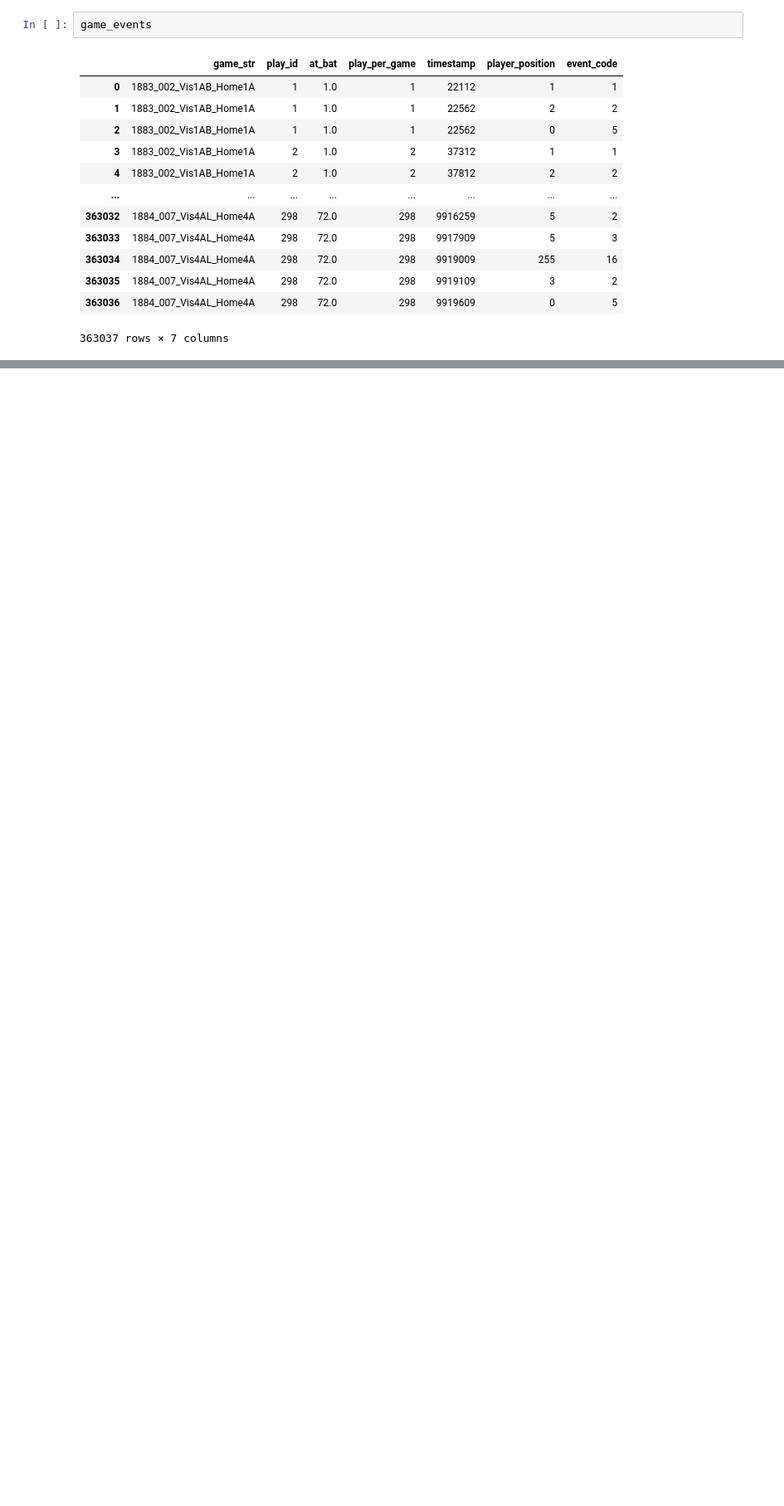
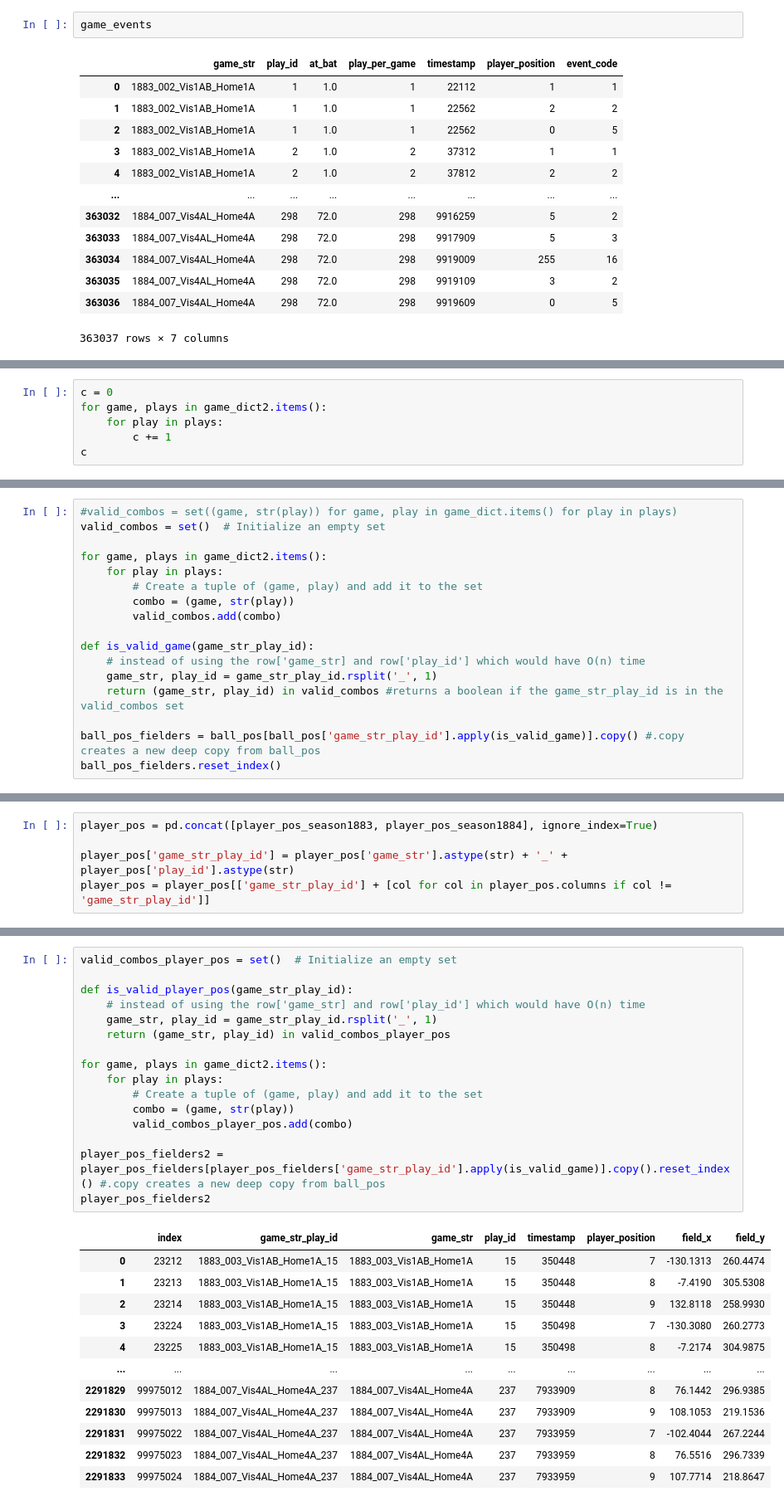
Before and after one commit to victorhauvi/SMT2024, a Jupyter notebook: 2024_SMT_Data_Challenge/SMT.ipynb, the cells around one changed output, grey strips where cells are left out. Shown at 83% size. Cells and saved outputs as stored; diff of their text form; blank space fills up the shorter version.

```diff
--- a/2024_SMT_Data_Challenge/SMT.ipynb
+++ b/2024_SMT_Data_Challenge/SMT.ipynb
@@ -691,0 +753,6 @@ ball_pos
+# %%
+c = 0
+for game, plays in game_dict2.items():
+    for play in plays:
+        c += 1
+c
@@ -691,0 +761,17 @@ ball_pos
+# %%
+#valid_combos = set((game, str(play)) for game, play in game_dict.items() for play in plays)
+valid_combos = set()  # Initialize an empty set
+
+for game, plays in game_dict2.items():
+    for play in plays:
+        # Create a tuple of (game, play) and add it to the set
+        combo = (game, str(play))
+        valid_combos.add(combo)
+
+def is_valid_game(game_str_play_id):
+    # instead of using the row['game_str] and row['play_id'] which would have O(n) time
+    game_str, play_id = game_str_play_id.rsplit('_', 1)
+    return (game_str, play_id) in valid_combos #returns a boolean if the game_str_play_id is in the valid_combos set
+
+ball_pos_fielders = ball_pos[ball_pos['game_str_play_id'].apply(is_valid_game)].copy() #.copy creates a new deep copy from ball_pos
+ball_pos_fielders.reset_index()
@@ -691,0 +804,5 @@ ball_pos
+# %%
+player_pos = pd.concat([player_pos_season1883, player_pos_season1884], ignore_index=True)
+
+player_pos['game_str_play_id'] = player_pos['game_str'].astype(str) + '_' + player_pos['play_id'].astype(str)
+player_pos = player_pos[['game_str_play_id'] + [col for col in player_pos.columns if col != 'game_str_play_id']]
@@ -691,0 +828,29 @@ ball_pos
+# %%
+valid_combos_player_pos = set()  # Initialize an empty set
+
+def is_valid_player_pos(game_str_play_id):
+    # instead of using the row['game_str] and row['play_id'] which would have O(n) time
+    game_str, play_id = game_str_play_id.rsplit('_', 1)
+    return (game_str, play_id) in valid_combos_player_pos
+
+for game, plays in game_dict2.items():
+    for play in plays:
+        # Create a tuple of (game, play) and add it to the set
+        combo = (game, str(play))
+        valid_combos_player_pos.add(combo)
+
+player_pos_fielders2 = player_pos_fielders[player_pos_fielders['game_str_play_id'].apply(is_valid_game)].copy().reset_index() #.copy creates a new deep copy from ball_pos
+player_pos_fielders2
+# %% [output]
+|  | index | game_str_play_id | game_str | play_id | timestamp | player_position | field_x | field_y |
+| 0 | 23212 | 1883_003_Vis1AB_Home1A_15 | 1883_003_Vis1AB_Home1A | 15 | 350448 | 7 | -130.1313 | 260.4474 |
+| 1 | 23213 | 1883_003_Vis1AB_Home1A_15 | 1883_003_Vis1AB_Home1A | 15 | 350448 | 8 | -7.4190 | 305.5308 |
+| 2 | 23214 | 1883_003_Vis1AB_Home1A_15 | 1883_003_Vis1AB_Home1A | 15 | 350448 | 9 | 132.8118 | 258.9930 |
+| 3 | 23224 | 1883_003_Vis1AB_Home1A_15 | 1883_003_Vis1AB_Home1A | 15 | 350498 | 7 | -130.3080 | 260.2773 |
+| 4 | 23225 | 1883_003_Vis1AB_Home1A_15 | 1883_003_Vis1AB_Home1A | 15 | 350498 | 8 | -7.2174 | 304.9875 |
+| ... | ... | ... | ... | ... | ... | ... | ... | ... |
+| 2291829 | 99975012 | 1884_007_Vis4AL_Home4A_237 | 1884_007_Vis4AL_Home4A | 237 | 7933909 | 8 | 76.1442 | 296.9385 |
+| 2291830 | 99975013 | 1884_007_Vis4AL_Home4A_237 | 1884_007_Vis4AL_Home4A | 237 | 7933909 | 9 | 108.1053 | 219.1536 |
+| 2291831 | 99975022 | 1884_007_Vis4AL_Home4A_237 | 1884_007_Vis4AL_Home4A | 237 | 7933959 | 7 | -102.4044 | 267.2244 |
+| 2291832 | 99975023 | 1884_007_Vis4AL_Home4A_237 | 1884_007_Vis4AL_Home4A | 237 | 7933959 | 8 | 76.5516 | 296.7339 |
+| 2291833 | 99975024 | 1884_007_Vis4AL_Home4A_237 | 1884_007_Vis4AL_Home4A | 237 | 7933959 | 9 | 107.7714 | 218.8647 |
```
Also changed, not shown: parts of 61 cells of this notebook, 12 other files.
